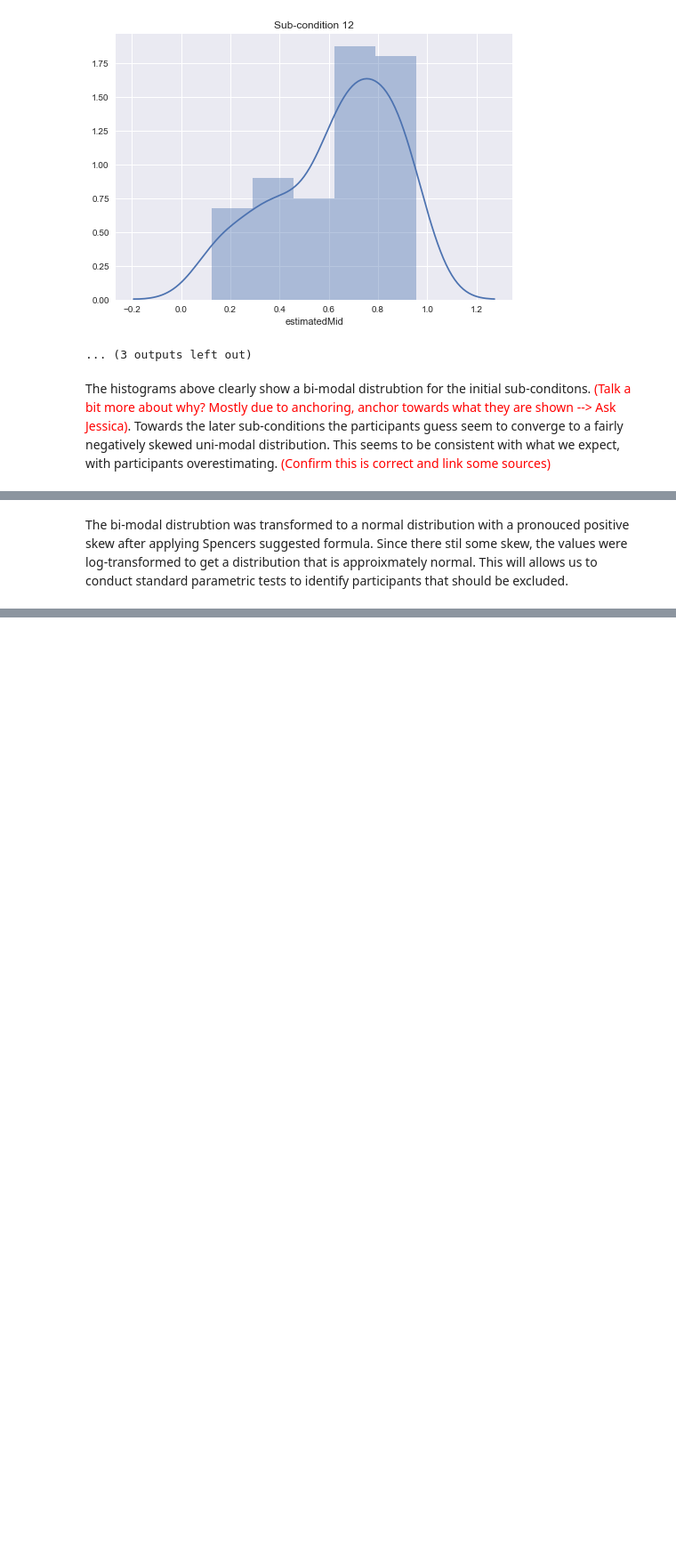
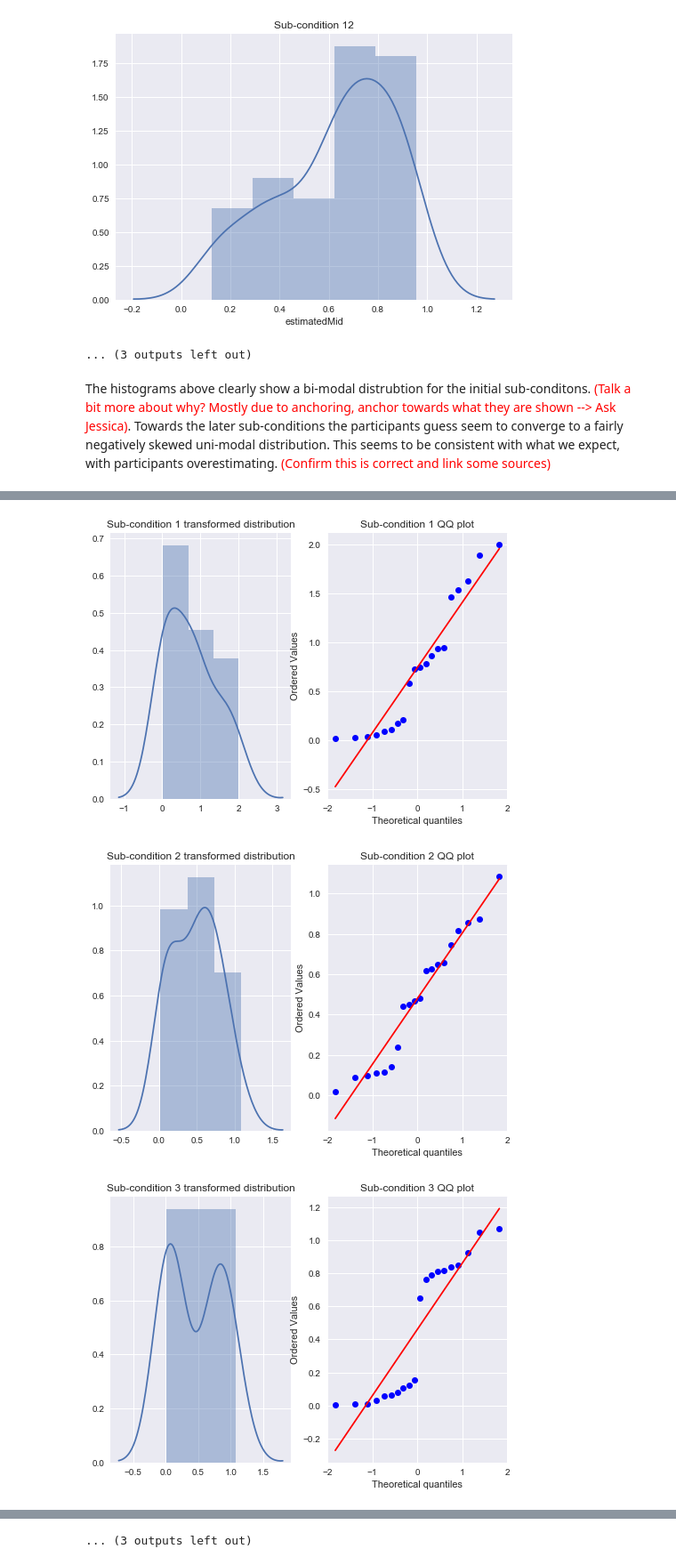
Before and after one commit to ip-jss/CorrelationAnalysis, a Jupyter notebook: Exclusion criterion .ipynb, the cells around one changed output, grey strips where cells are left out. Shown at 89% size. Saved outputs shown, nothing was run; the diff lists cells and outputs as text; code cells hidden in the pictures; blank space fills up the shorter version.

```diff
--- a/Exclusion criterion .ipynb
+++ b/Exclusion criterion .ipynb
@@ -118,7 +121,7 @@ Transform \; = \; (T_1 + T_3) - (T_2 + T_4)
 \end{align}
 # %%
 #Distribution is very bi-modal due to anchoring, lets try to make it uni-modal
-#Spencer suggested we could do the following: (first attempt - third attempt) + (second attempt - foruth attempt))
+#Spencer suggested we could do the following: abs((first attempt - third attempt) + (second attempt - foruth attempt))
 def transform(sub_cond):
     '''A function that combines attempts for a subcondition, in order to account for anchoring.
         The resulting distribution should be fairly normal
@@ -130,8 +133,8 @@ def transform(sub_cond):
     third_idx = 2
     fourth_idx = 3
 
-    #Get estimateMid column from DataFrame
-    estimates = sub_cond[sub_cond.columns[3]]
+    #Get estimatedMid column from DataFrame
+    estimates = sub_cond['estimatedMid']
 
     #Create a np-array for transformed data
     uni_modal= np.empty(int(len(sub_cond)/4))
@@ -152,19 +155,27 @@ def transform(sub_cond):
         third_idx+=4
         fourth_idx+=4
 
-    #plot histogram
-    sns.distplot(np.cbrt(uni_modal), kde=False)
-    plt.show()
+    #Transform
+    #uni_modal = uni_modal**(1/2)
     return uni_modal
-
-for i in range(1,16):
-    sub_cond= G4_byCond.get_group(i)
-    measurements = transform(sub_cond)
-    stats.probplot(measurements, dist="norm", plot=pylab)
-    pylab.show()
-
-#measurements = transform(sub_cond)
-#stats.probplot(measurements, dist="norm", plot=pylab)
-#pylab.show()
-# %% [markdown]
-The bi-modal distrubtion was transformed to a normal distribution with a pronouced positive skew after applying Spencers suggested formula. Since there stil some skew, the values were log-transformed to get a distribution that is approixmately normal. This will allows us to conduct standard parametric tests to identify participants that should be excluded.
+# %%
+#Apply transform function to every subcondition
+
+for i in range(1,16):
+    #Get subcondition from DataFrame
+    sub_cond= G4_byCond.get_group(i)
+    #Apply transform function
+    measurements = transform(sub_cond)
+    #plot histogram
+    plt.subplot(1,2,1)
+    sns.distplot(measurements)
+    plt.title("Sub-condition " + str(i) + " transformed distribution")
+    #Normal QQ plot
+    plt.subplot(1,2,2)
+    stats.probplot(measurements, dist="norm", plot=plt)
+    plt.title("Sub-condition " + str(i) + " QQ plot")
+    plt.show()
+# %% [output]
+[figure, added]
+[figure, added]
+[figure, added]
@@ -170,0 +191 @@ The bi-modal distrubtion was transformed to a normal distribution with a pronouc
+... (3 outputs left out)
```
Also changed, not shown: parts of 8 cells of this notebook.
